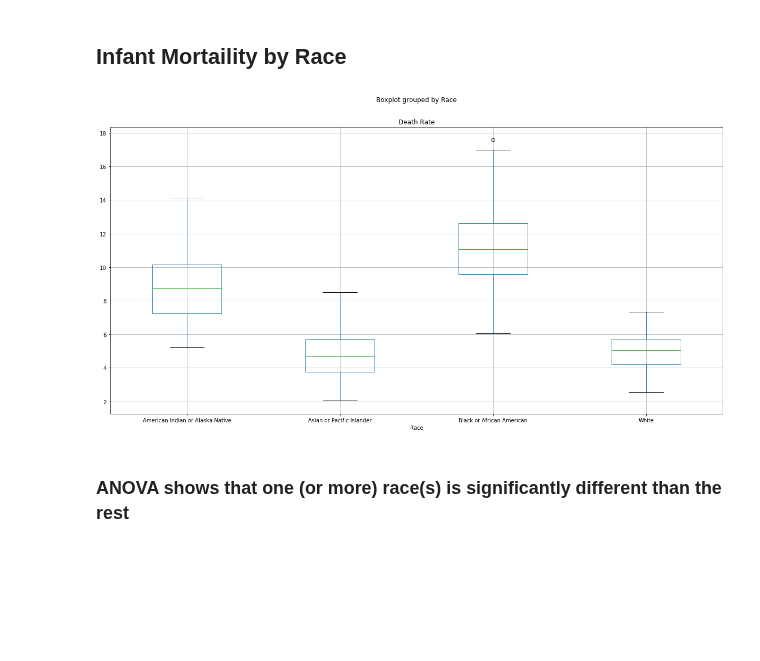
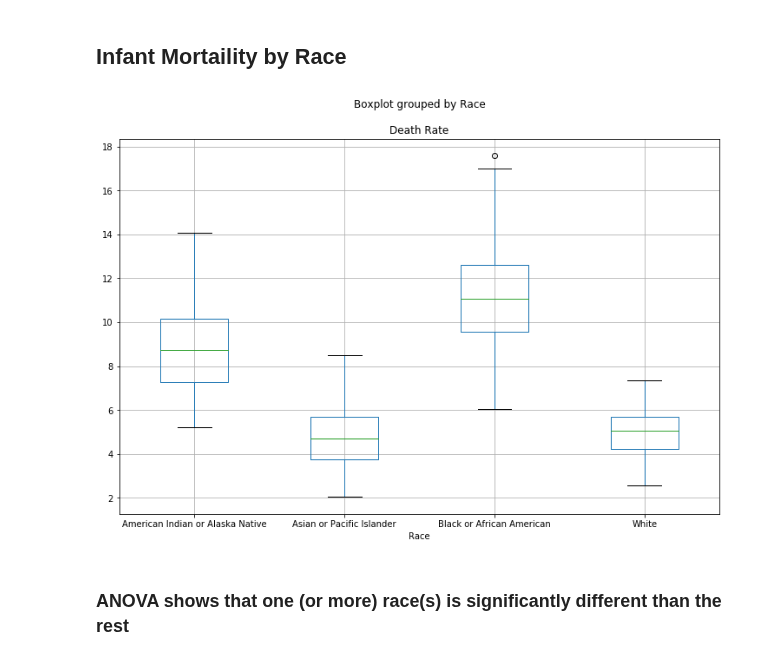
Before and after one commit to jasminajovanovic/IMR, a Jupyter notebook: IMR.ipynb, the cells around one changed output. Cells and saved outputs as stored; diff of their text form; code cells hidden in the pictures; blank space fills up the shorter version.

```diff
--- a/IMR.ipynb
+++ b/IMR.ipynb
@@ -25,11 +25,12 @@ whites = dfImrByCountyByRace.loc[dfImrByCountyByRace['Race Code'] == '2106-3']['
 asians = dfImrByCountyByRace.loc[dfImrByCountyByRace['Race Code'] == 'A-PI']['Death Rate']
 unknown = dfImrByCountyByRace.loc[dfImrByCountyByRace['Race'] == 'Unknown']['Death Rate']
 # %%
-ax = dfImrByCountyByRace.boxplot('Death Rate', by="Race", figsize=(20, 10))
+ax = dfImrByCountyByRace.boxplot('Death Rate', by="Race", figsize=(12, 8))
 fig = ax.get_figure()
+# fig.tight_layout()
 fig.savefig('Images/Death Rate by Race.png')
 # %% [output]
-[figure, old version]
+[figure, new version]
 # %% [markdown]
 ### ANOVA shows that one (or more) race(s) is significantly different than the rest
 # %%
```
Also changed, not shown: parts of 8 cells of this notebook, 2 other files.
